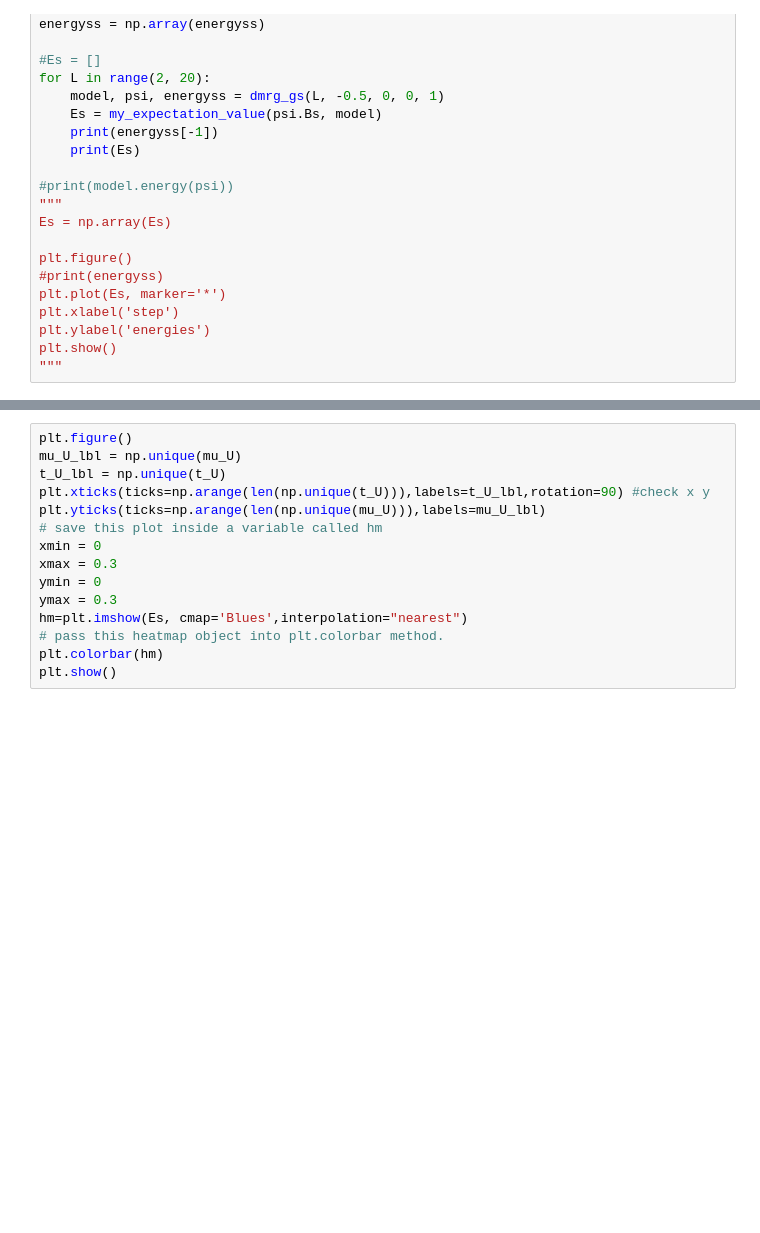
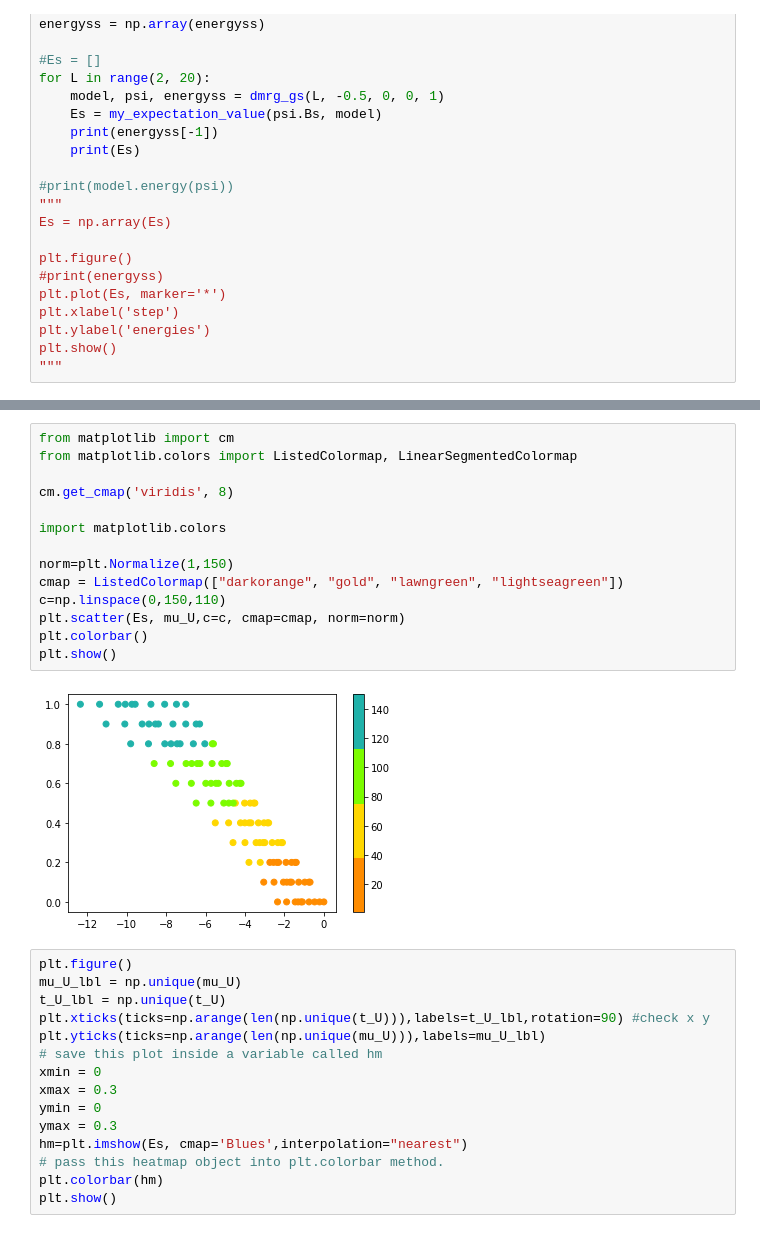
Before and after one commit to emilymayhaworth/CMMBPproject10, a Jupyter notebook: implementation_final.ipynb, the cells around one changed output, grey strips where cells are left out. Drawn from its saved outputs; the diff is of its cells as text; blank space fills up the shorter version.

```diff
--- a/implementation_final.ipynb
+++ b/implementation_final.ipynb
@@ -192,3 +154,19 @@ print(len(Es))
+# %%
+from matplotlib import cm
+from matplotlib.colors import ListedColormap, LinearSegmentedColormap
+
+cm.get_cmap('viridis', 8)
+
+import matplotlib.colors
+
+norm=plt.Normalize(1,150)
+cmap = ListedColormap(["darkorange", "gold", "lawngreen", "lightseagreen"])
+c=np.linspace(0,150,110)
+plt.scatter(Es, mu_U,c=c, cmap=cmap, norm=norm)
+plt.colorbar()
+plt.show()
+# %% [output]
+[figure, added]
 # %%
 plt.figure()
 mu_U_lbl = np.unique(mu_U)
```
Also changed, not shown: parts of 16 cells of this notebook, 1 other file.
